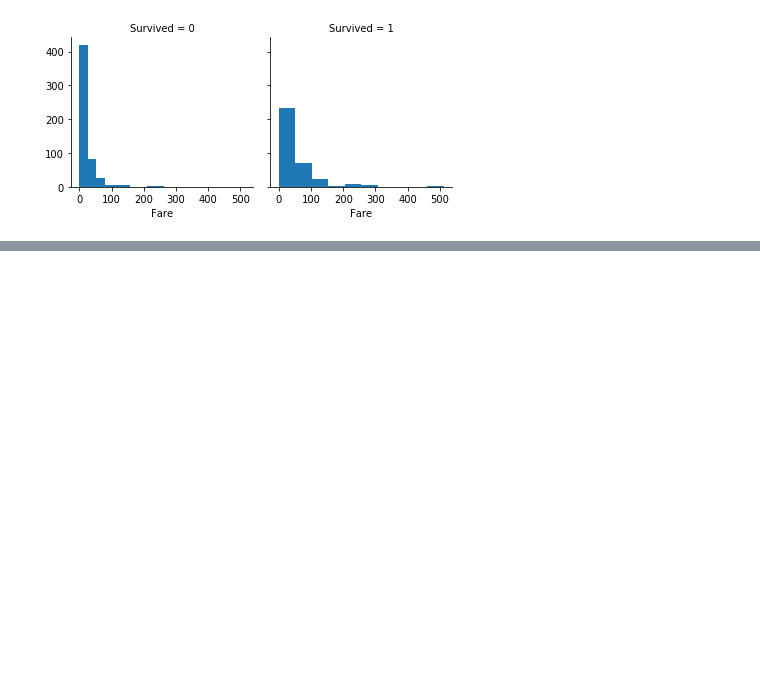
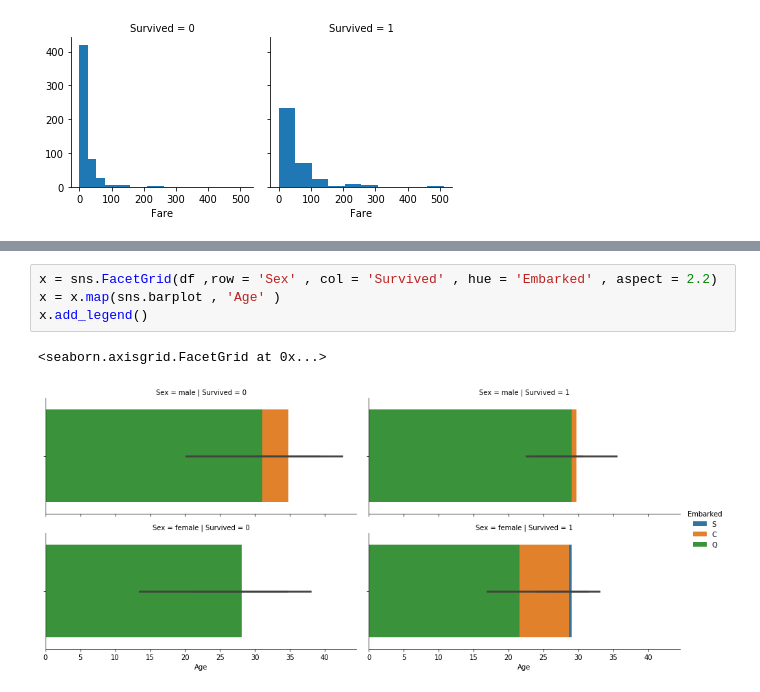
Before and after one commit to vaibhav-k3/Kaggle-Titanic-Seaborn, a Jupyter notebook: Tintanic-seaborn.ipynb, the cells around one changed output, grey strips where cells are left out. Drawn from its saved outputs; the diff is of its cells as text; blank space fills up the shorter version.

```diff
--- a/Tintanic-seaborn.ipynb
+++ b/Tintanic-seaborn.ipynb
@@ -101,0 +107,7 @@ y.map(plt.hist, 'Fare' , bins=10)
+# %%
+x = sns.FacetGrid(df ,row = 'Sex' , col = 'Survived' , hue = 'Embarked' , aspect = 2.2)
+x = x.map(sns.barplot , 'Age' )
+x.add_legend()
+# %% [output]
+<seaborn.axisgrid.FacetGrid at 0x...>
+[figure, added]
```
Also changed, not shown: parts of 1 cell of this notebook.
